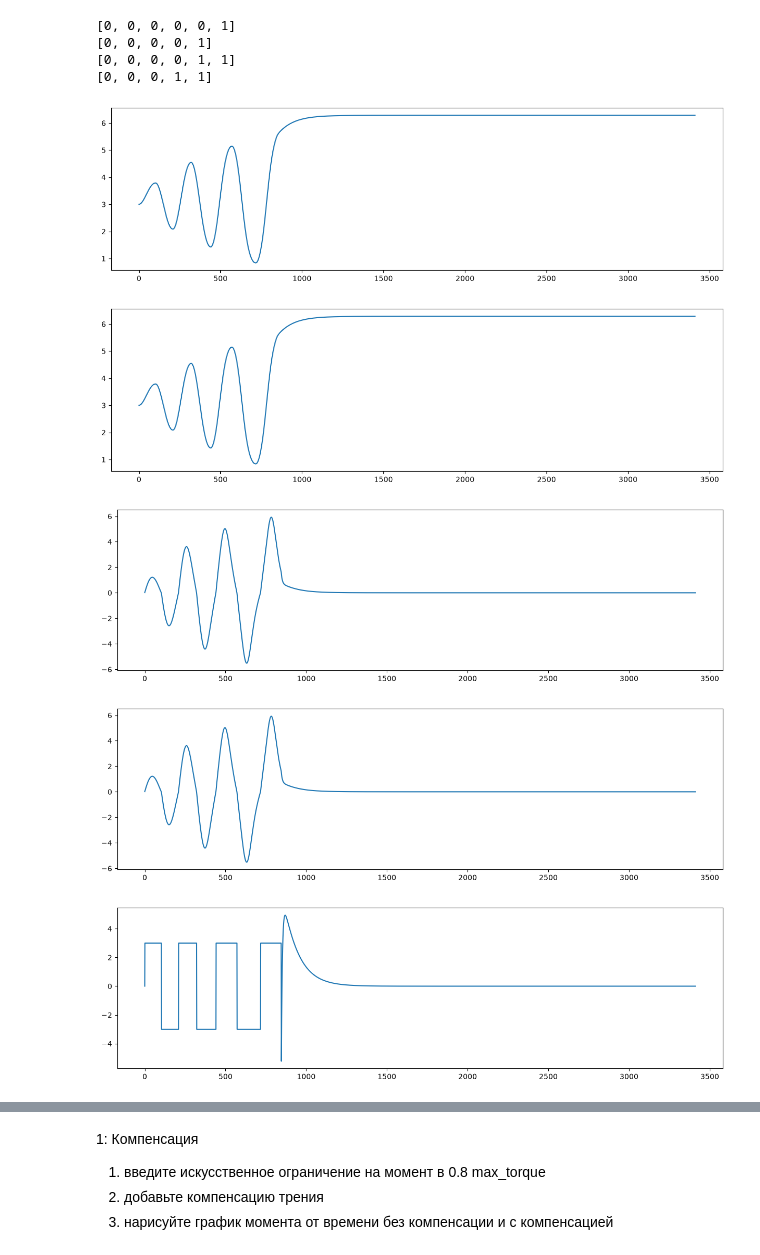
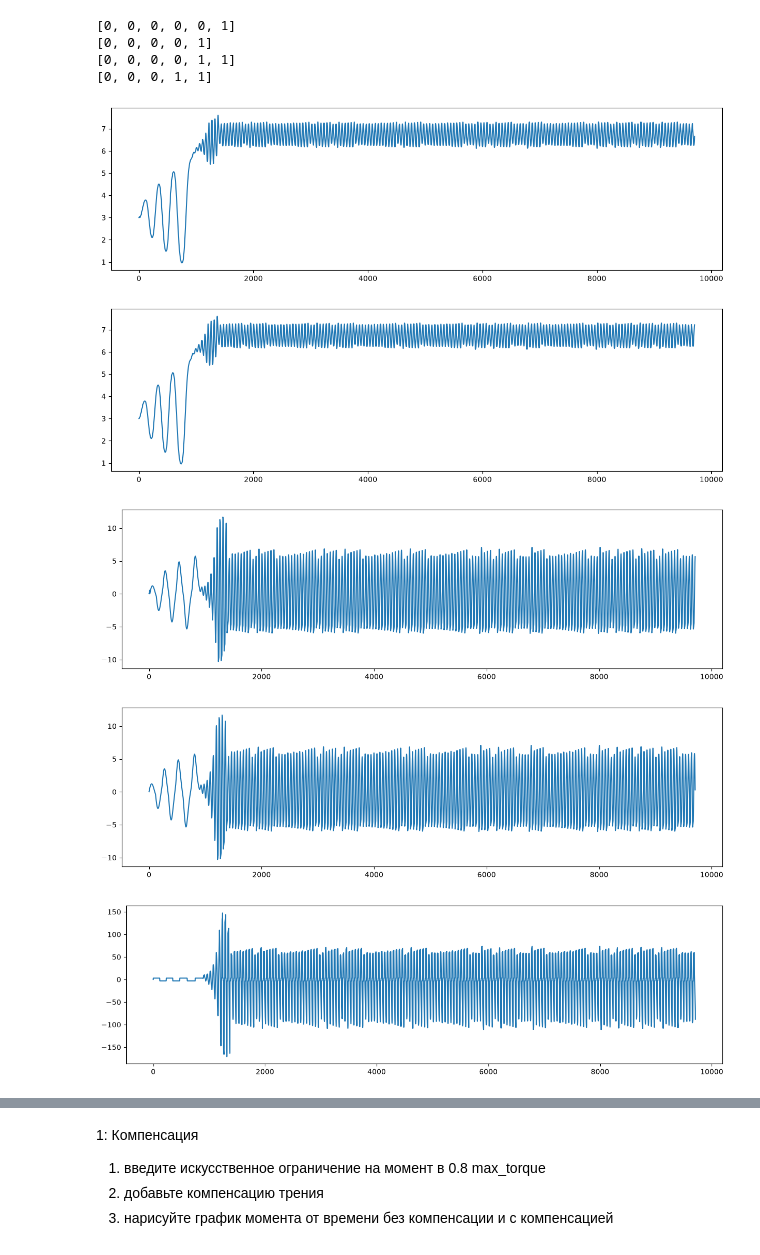
Before and after one commit to deadln/control-theory-mipt-2026, a Jupyter notebook: hw/ha08_identification_adaptive_control.ipynb, the cells around one changed output, grey strips where cells are left out. Saved outputs shown, nothing was run; the diff lists cells and outputs as text; code cells hidden in the pictures.

```diff
--- a/hw/ha08_identification_adaptive_control.ipynb
+++ b/hw/ha08_identification_adaptive_control.ipynb
@@ -406,7 +406,7 @@ class Pendulum:
         self.E = self._E()
         self.dt = dt
 
-        self.delayed_states = [self.x for i in range(self.delay)]
+        self.delayed_states = [self.x for i in range(np.copy(self.delay))]
 
     def get_state(self):
         self.E = self._E()
@@ -427,7 +427,7 @@ class Pendulum:
     def integrate_sys_dyn(self, sys_dyn):
         self.x[1] += sys_dyn[1] * self.dt
         self.x[0] += self.x[1] * self.dt
-        self.delayed_states.append(self.x)
+        self.delayed_states.append(np.copy(self.x))
         self.delayed_states = self.delayed_states[1:]
         self.E = self._E()
 
@@ -482,7 +482,7 @@ def run_pendulum(x0, iter_num, visualize):
         WIND_Y = 700
         canvas = np.ones((700, 700, 3), np.uint8) * 70
 
-    pendulum = Pendulum(x0 = x0, y = 0.3, iter_delay = 100)
+    pendulum = Pendulum(x0 = x0, y = 0.3, iter_delay = 14)
 
     i = 0
 
@@ -498,6 +498,10 @@ def run_pendulum(x0, iter_num, visualize):
         state = pendulum.get_state()
 
         true_state = pendulum.get_true_state()
+        #print("state:", state)
+        #print("true_state:", true_state)
+        #print("delayed states", pendulum.delayed_states)
+        #print()
 
         control = energy_control(state, pendulum._E(), pendulum.E0, max_tau = 3)
 
@@ -524,35 +528,35 @@ def run_pendulum(x0, iter_num, visualize):
             draw_pendulum(canvas, WIND_X // 2, WIND_Y // 2, 300,
                           state[0, 0], (123, 234, 45), inverted = False)
 
             cv2.imshow("pendulum", canvas)
 
             key = cv2.waitKey(10) & 0xFF
 
             if (key == ord('q')):
                 break
         # print("aboba")
 
     if (visualize == True):
         cv2.destroyAllWindows()
         cv2.waitKey(10)
 
     return x_traj, v_traj, u_traj, x_t_traj, v_t_traj
 
 x_hist, v_hist, u_hist, x_t_traj, v_t_traj = run_pendulum(x0 = 3.0, iter_num = 10000, visualize = True)
 
 plot_1d(x_hist)
 plot_1d(x_t_traj)
 plot_1d(v_hist)
 plot_1d(v_t_traj)
 plot_1d(u_hist)
 
 plt.figure(figsize=(15, 15))
 plt.plot(x_hist, v_hist)
 plt.show()
 clear_output(wait = True)
 # %% [output]
-[figure, old version]
+[figure, new version]
-[figure, old version]
+[figure, new version]
-[figure, old version]
+[figure, new version]
-[figure, old version]
+[figure, new version]
-[figure, old version]
+[figure, new version]
```
Also changed, not shown: parts of 2 cells of this notebook.
